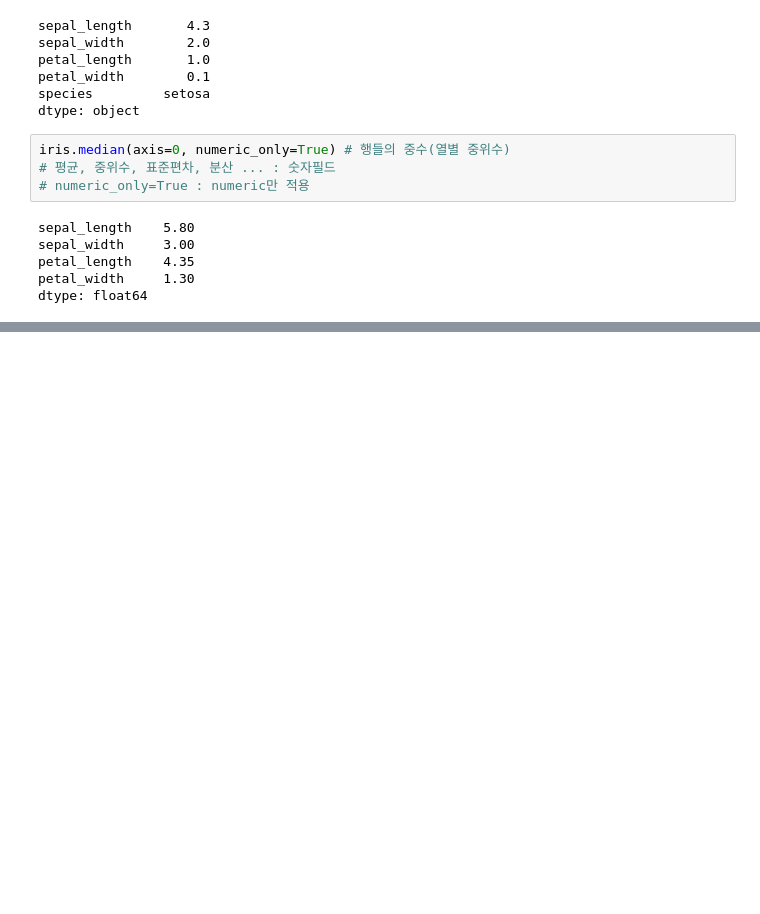
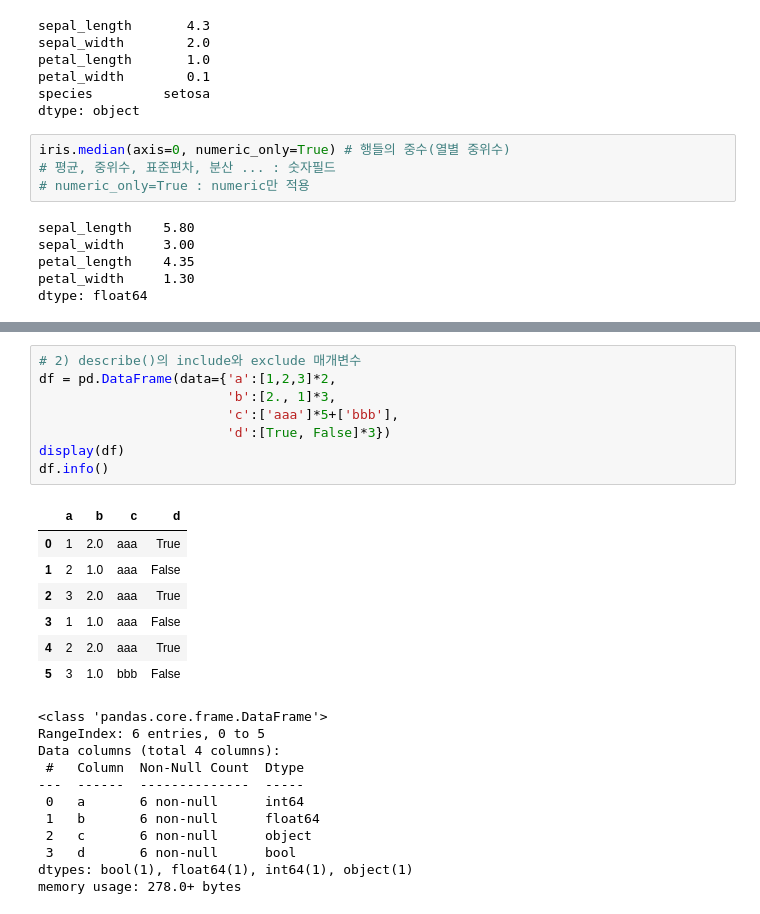
Before and after one commit to comlec/ai_x, a Jupyter notebook: source/01_python/ch11_데이터프레임과시리즈(Pandas)_1절~8절.ipynb, the cells around one changed output, grey strips where cells are left out. Cells and saved outputs as stored; diff of their text form; blank space fills up the shorter version.

Commit message:
Pandas데이터프레임

```diff
--- a/source/01_python/ch11_데이터프레임과시리즈(Pandas)_1절~8절.ipynb
+++ b/source/01_python/ch11_데이터프레임과시리즈(Pandas)_1절~8절.ipynb
@@ -1672,0 +1671,27 @@ Name: species, dtype: object
+# %%
+# 2) describe()의 include와 exclude 매개변수
+df = pd.DataFrame(data={'a':[1,2,3]*2,
+                        'b':[2., 1]*3,
+                        'c':['aaa']*5+['bbb'],
+                        'd':[True, False]*3})
+display(df)
+df.info()
+# %% [output]
+|  | a | b | c | d |
+| 0 | 1 | 2.0 | aaa | True |
+| 1 | 2 | 1.0 | aaa | False |
+| 2 | 3 | 2.0 | aaa | True |
+| 3 | 1 | 1.0 | aaa | False |
+| 4 | 2 | 2.0 | aaa | True |
+| 5 | 3 | 1.0 | bbb | False |
+<class 'pandas.core.frame.DataFrame'>
+RangeIndex: 6 entries, 0 to 5
+Data columns (total 4 columns):
+ #   Column  Non-Null Count  Dtype
+---  ------  --------------  -----
+ 0   a       6 non-null      int64
+ 1   b       6 non-null      float64
+ 2   c       6 non-null      object
+ 3   d       6 non-null      bool
+dtypes: bool(1), float64(1), int64(1), object(1)
+memory usage: 278.0+ bytes
```
Also changed, not shown: parts of 35 cells of this notebook.
